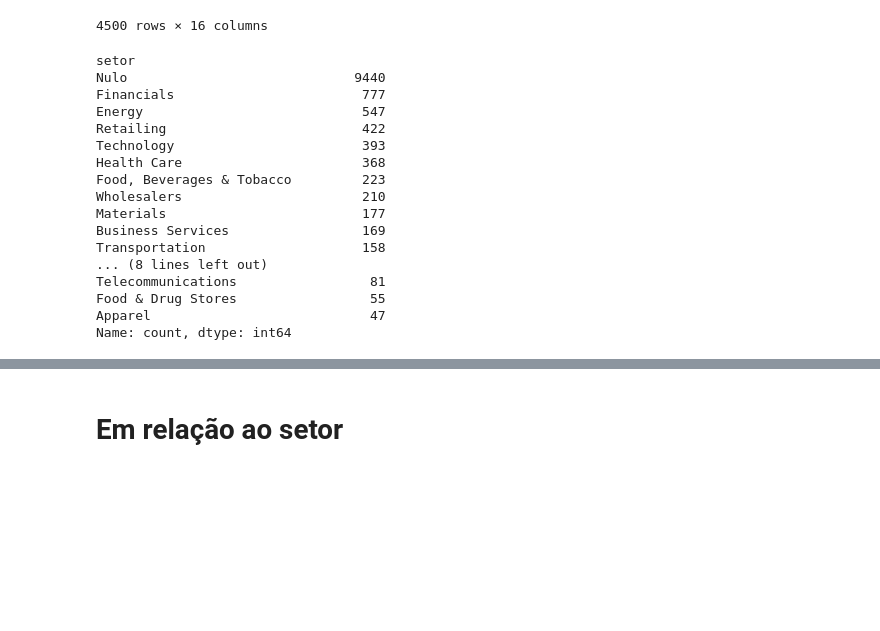
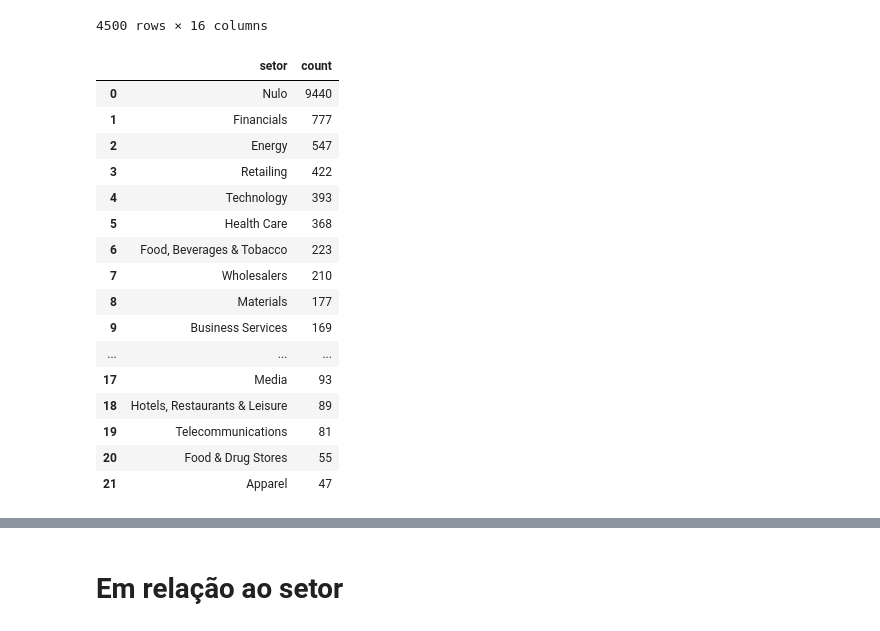
Before and after one commit to kaladabrio2020/AnalisandoFortunas, a Jupyter notebook: Analise.ipynb, the cells around one changed output, grey strips where cells are left out. Cells and saved outputs as stored; diff of their text form; code cells hidden in the pictures; blank space fills up the shorter version.

Commit message:
data1200

```diff
--- a/Analise.ipynb
+++ b/Analise.ipynb
@@ -125,23 +125,23 @@ data.loc[data['setor']!='Nulo']
 | 13939 | Robert Half International | 500 | 2023 | Temporary Help | Business Services | CA | Menlo Park | 8677.0 | ... |
 4500 rows × 16 columns
 # %%
-data['setor'].value_counts()
+data['setor'].value_counts().reset_index()
 # %% [output]
-setor
-Nulo                             9440
-Financials                        777
-Energy                            547
-Retailing                         422
-Technology                        393
-Health Care                       368
-Food, Beverages & Tobacco         223
-Wholesalers                       210
-Materials                         177
-Business Services                 169
-Transportation                    158
-... (8 lines left out)
-Telecommunications                 81
-Food & Drug Stores                 55
-Apparel                            47
-Name: count, dtype: int64
+|  | setor | count |
+| 0 | Nulo | 9440 |
+| 1 | Financials | 777 |
+| 2 | Energy | 547 |
+| 3 | Retailing | 422 |
+| 4 | Technology | 393 |
+| 5 | Health Care | 368 |
+| 6 | Food, Beverages & Tobacco | 223 |
+| 7 | Wholesalers | 210 |
+| 8 | Materials | 177 |
+| 9 | Business Services | 169 |
+| ... | ... | ... |
+| 17 | Media | 93 |
+| 18 | Hotels, Restaurants & Leisure | 89 |
+| 19 | Telecommunications | 81 |
+| 20 | Food & Drug Stores | 55 |
+| 21 | Apparel | 47 |
 # %%
```
Also changed, not shown: parts of 13 cells of this notebook, 1 other file.
